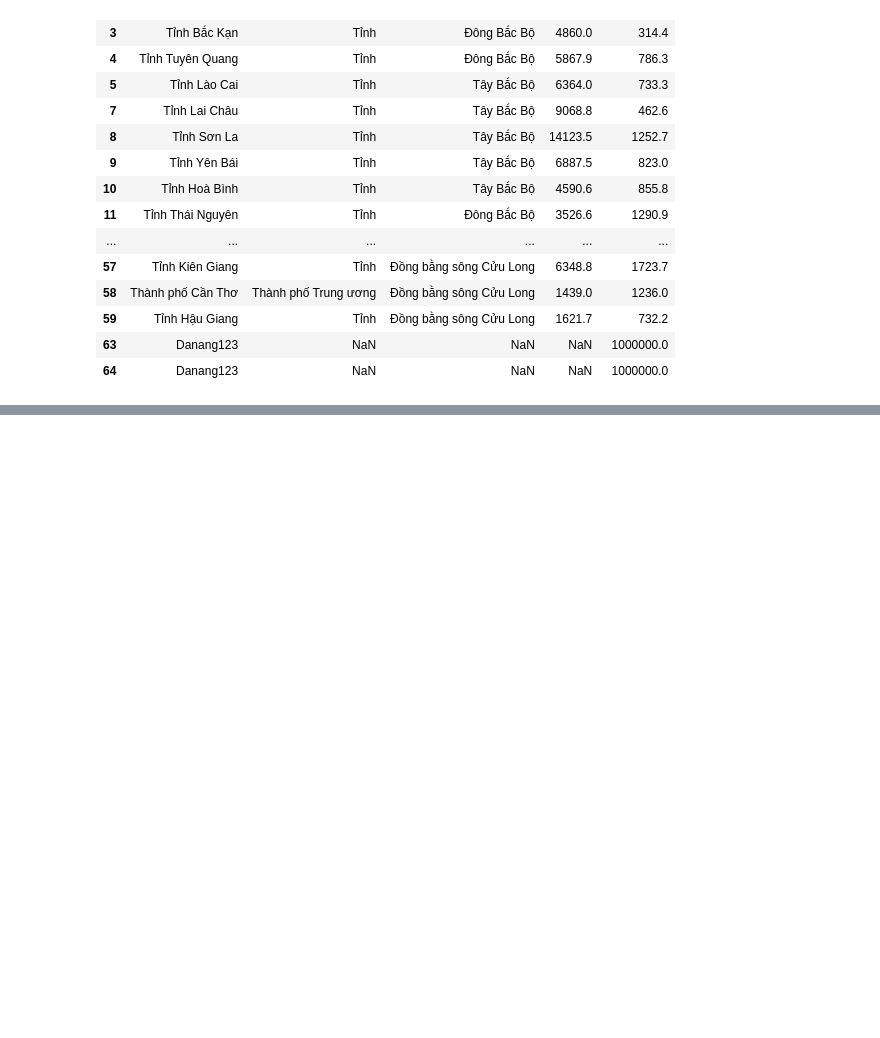
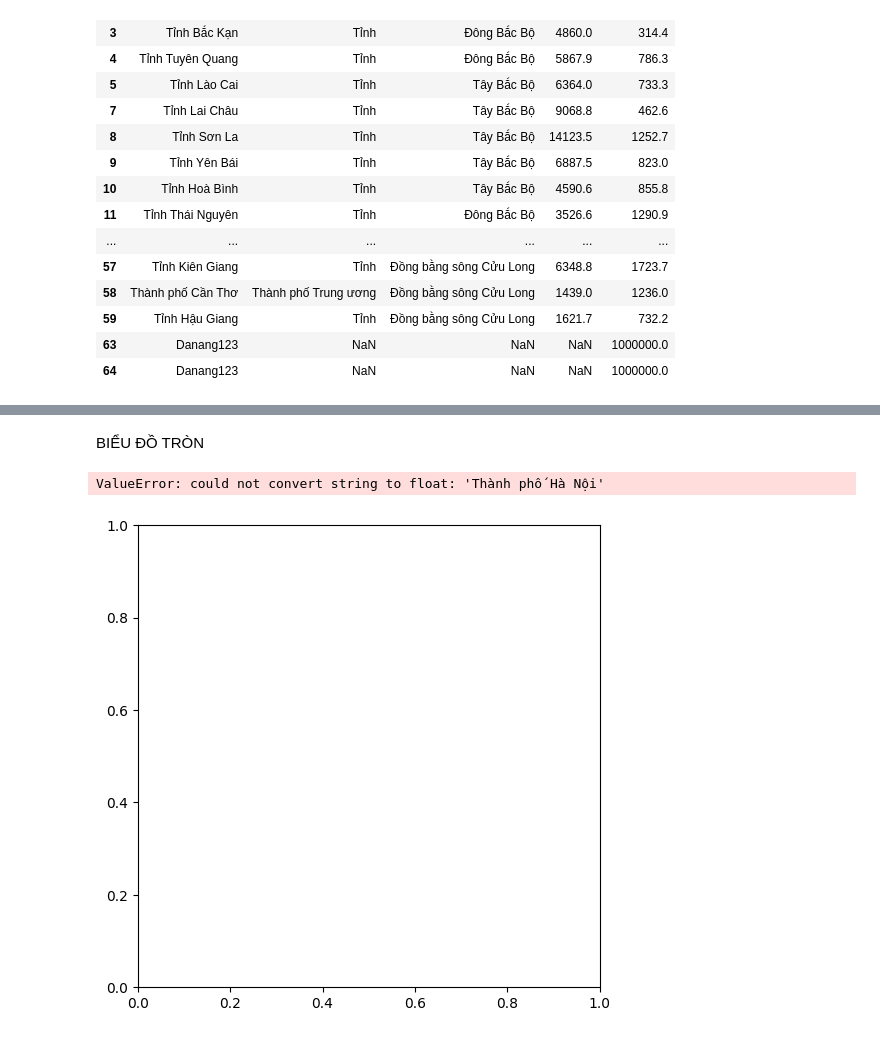
Before and after one commit to KOG-Meublocoa/Kh-a-l-p-CSA02, a Jupyter notebook: bài tập/baitap.ipynb/baitap.ipynb, the cells around one changed output, grey strips where cells are left out. Drawn from its saved outputs; the diff is of its cells as text; code cells hidden in the pictures; blank space fills up the shorter version.

```diff
--- a/bài tập/baitap.ipynb/baitap.ipynb
+++ b/bài tập/baitap.ipynb/baitap.ipynb
@@ -363,0 +437,14 @@ df.drop(columns=['Density'])
+# %% [markdown]
+BIỂU ĐỒ TRÒN
+# %%
+# df_selected = df.head(10)# chon 10 tinh/thanh pho dau tien
+plt.figure(figsize=[10,6])
+plt.pie(df_selected['Name'],df_selected['Population'],labels=df_selected['Name'],autopct='%1.1f%%',startangle=140)
+plt.title('Dân số của 10 tỉnh đầu tiên',fontsize=14)
+# plt.xlabel('Tỉnh/Thành Phố',fontsize=12)
+# plt.ylabel('Dân sô(nghìn người)',fontsize=12)
+# plt.xticks(rotation=90)
+plt.show()
+# %% [output]
+ValueError: could not convert string to float: 'Thành phố Hà Nội'
+[figure, added]
```
Also changed, not shown: parts of 7 cells of this notebook, 2 other files.
